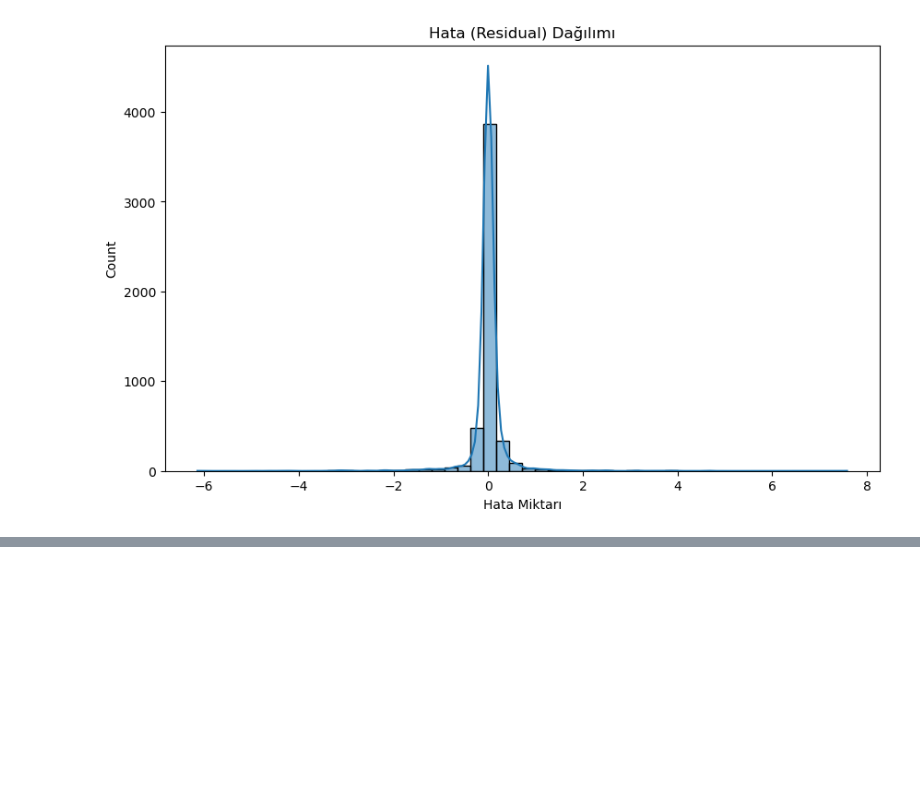
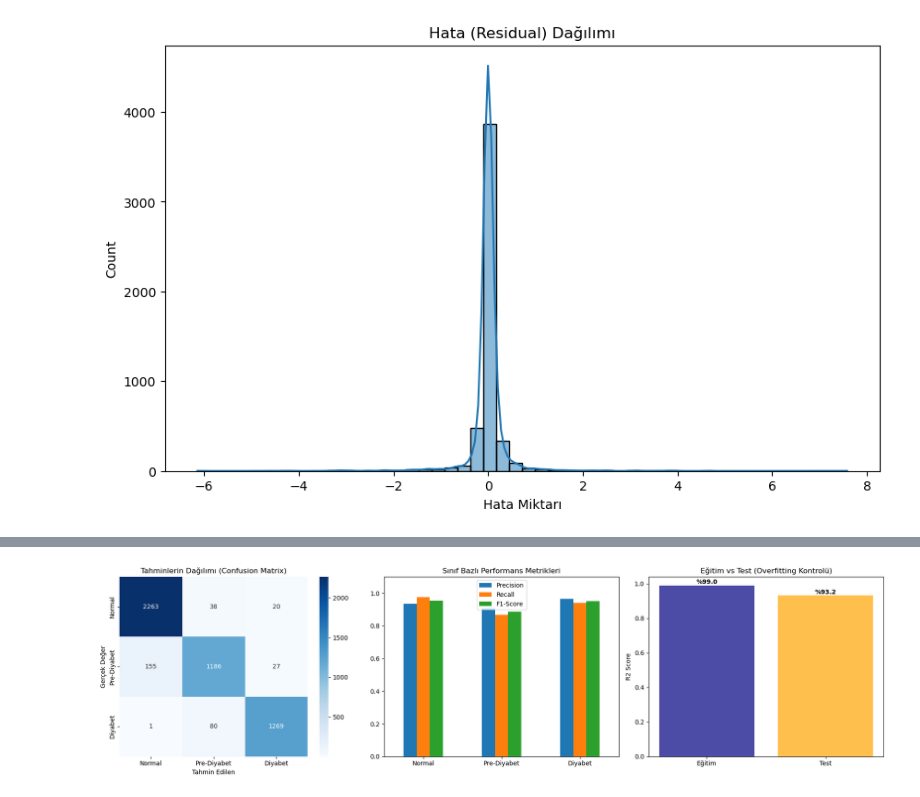
Before and after one commit to alican41/HbA1c-AIDCARE, a Jupyter notebook: hba1c_prediction_model.ipynb, the cells around one changed output, grey strips where cells are left out. Drawn from its saved outputs; the diff is of its cells as text; code cells hidden in the pictures; blank space fills up the shorter version.

```diff
--- a/hba1c_prediction_model.ipynb
+++ b/hba1c_prediction_model.ipynb
@@ -271,3 +256,77 @@ Ortalama Mutlak Hata (MAE): 0.1532 (Örn: 0.2 hata, 6.0 yerine 6.2 tahmin demekt
 RMSE: 0.4241
 [figure]
 [figure]
+# %%
+from sklearn.metrics import classification_report, confusion_matrix, accuracy_score, precision_recall_fscore_support
+from sklearn.model_selection import cross_val_score
+import pandas as pd
+import numpy as np
+import matplotlib.pyplot as plt
+import seaborn as sns
+
+# 1. Tahminleri ve Gerçek Değerleri Kategorize Etme (Tıbbi Sınırlar)
+def get_label(val):
+    if val < 5.7: return 0    # Normal
+    elif val < 6.5: return 1  # Pre-Diyabet
+    else: return 2            # Diyabet
+
+# Değişkenlerin tanımlı olduğundan emin olalım (Gerekirse yeniden atayalım)
+# reg_model'in tanımlı olduğundan emin olmak için Hücre 6'yı çalıştırdığından emin ol!
+y_test_reg = df_final.loc[X_test.index, 'Hemoglobin (Hb A1c)']
+y_train_reg = df_final.loc[X_train.index, 'Hemoglobin (Hb A1c)']
+y_pred = reg_model.predict(X_test_scaled)
+y_train_pred = reg_model.predict(X_train_scaled)
+
+y_test_cat = [get_label(x) for x in y_test_reg]
+y_pred_cat = [get_label(x) for x in y_pred]
+target_names = ['Normal', 'Pre-Diyabet', 'Diyabet']
+
+# 2. Metriklerin Hesaplanması
+print("--- KATEGORİK BAŞARI RAPORU ---")
+print(classification_report(y_test_cat, y_pred_cat, target_names=target_names))
+
+# 3. Overfitting Analizi
+train_r2 = r2_score(y_train_reg, y_train_pred)
+test_r2 = r2_score(y_test_reg, y_pred)
+print(f"--- OVERFITTING ANALİZİ ---")
+print(f"Eğitim R2: %{train_r2*100:.2f} | Test R2: %{test_r2*100:.2f}")
+print(f"Genelleme Farkı: %{abs(train_r2 - test_r2)*100:.2f}")
+
+# 4. 5-Fold Cross Validation (Kararlılık Testi)
+print(f"\n--- 5-FOLD CROSS VALIDATION ---")
+X_scaled_all = scaler.fit_transform(X)
+cv_scores = cross_val_score(reg_model, X_scaled_all, df_final['Hemoglobin (Hb A1c)'], cv=5, scoring='r2')
+print(f"CV R2 Skorları: {cv_scores}")
+print(f"Ortalama CV R2: %{cv_scores.mean()*100:.2f}")
+
+# 5. GÖRSEL ANALİZ PANELİ
+plt.figure(figsize=(18, 5))
+
+# A. Confusion Matrix (Karmaşıklık Matrisi)
+plt.subplot(1, 3, 1)
+cm = confusion_matrix(y_test_cat, y_pred_cat)
+sns.heatmap(cm, annot=True, fmt='d', cmap='Blues', xticklabels=target_names, yticklabels=target_names)
+plt.title('Tahminlerin Dağılımı (Confusion Matrix)')
+plt.xlabel('Tahmin Edilen')
+plt.ylabel('Gerçek Değer')
+
+# B. Metriklerin Görselleştirilmesi (Precision, Recall, F1)
+plt.subplot(1, 3, 2)
+precision, recall, f1, _ = precision_recall_fscore_support(y_test_cat, y_pred_cat)
+metrics_df = pd.DataFrame({'Precision': precision, 'Recall': recall, 'F1-Score': f1}, index=target_names)
+metrics_df.plot(kind='bar', ax=plt.gca())
+plt.title('Sınıf Bazlı Performans Metrikleri')
+plt.xticks(rotation=0)
+plt.ylim(0, 1.1)
+
+# C. Overfitting - Eğitim vs Test Hatası
+plt.subplot(1, 3, 3)
+plt.bar(['Eğitim', 'Test'], [train_r2, test_r2], color=['navy', 'orange'], alpha=0.7)
+plt.title('Eğitim vs Test (Overfitting Kontrolü)')
+plt.ylabel('R2 Score')
+for i, v in enumerate([train_r2, test_r2]):
+    plt.text(i, v + 0.01, f"%{v*100:.1f}", ha='center', fontweight='bold')
+
+plt.tight_layout()
+plt.show()
+# %% [output]
@@ -273,0 +351 @@ RMSE: 0.4241
+[figure, added]
```
Also changed, not shown: parts of 8 cells of this notebook, 4 other files.
